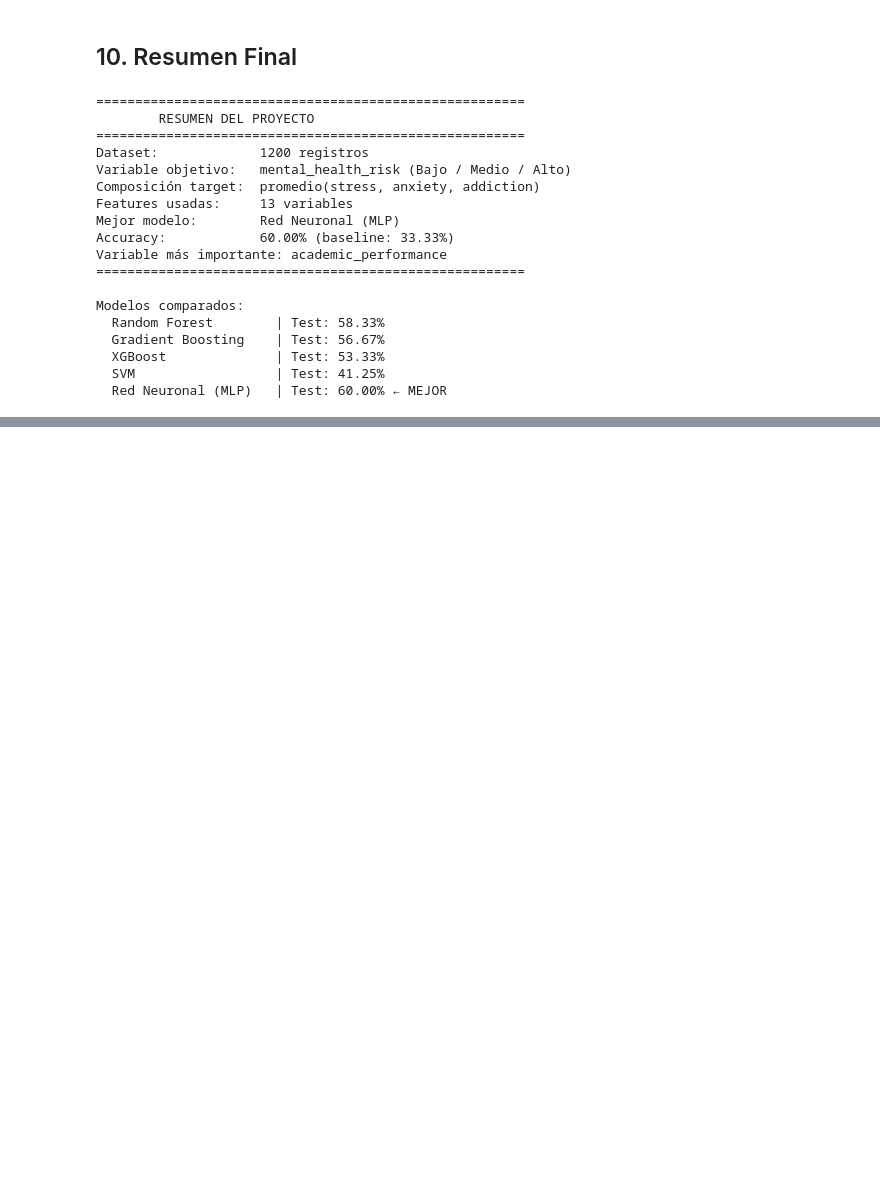
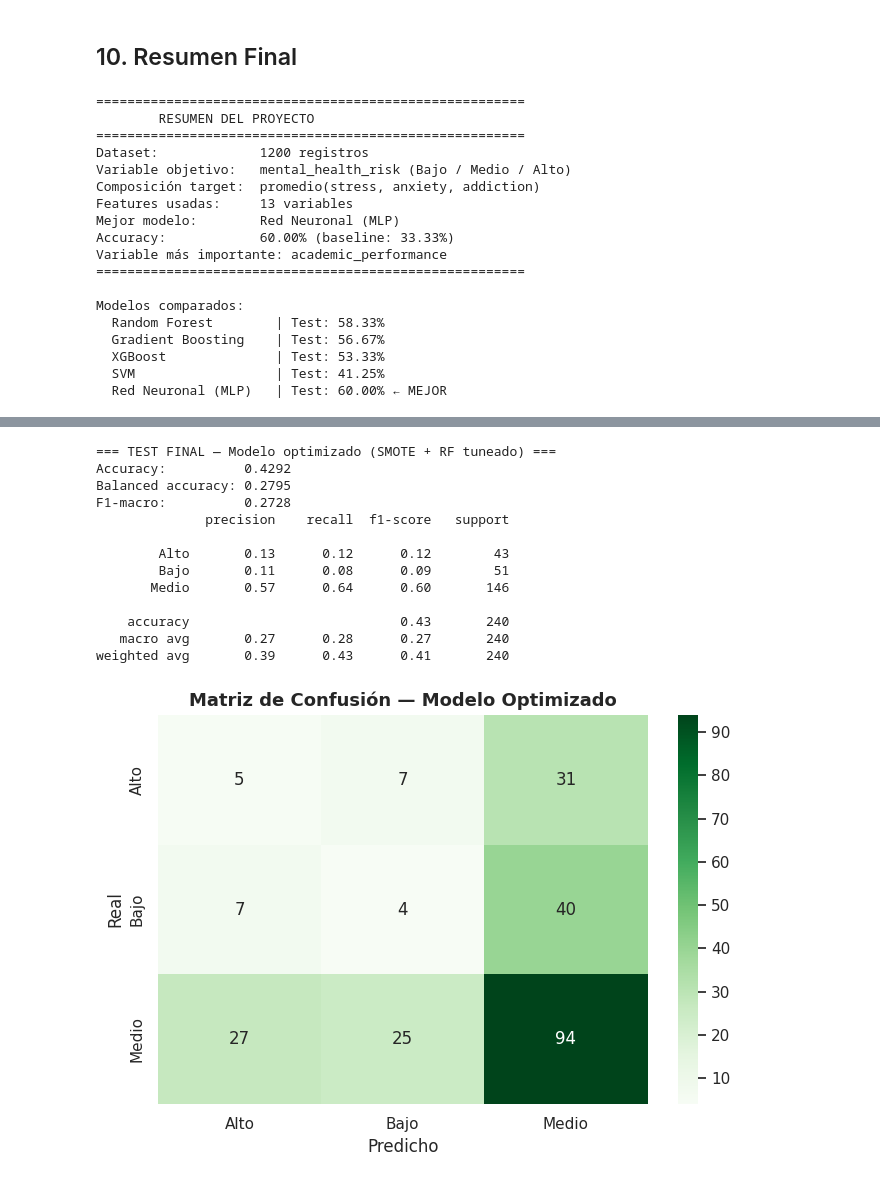
Before and after one commit to kevinArgueta96/proyect-manejo-datos-galileo, a Jupyter notebook: salud_mental_adolescentes.ipynb, the cells around one changed output, grey strips where cells are left out. Drawn from its saved outputs; the diff is of its cells as text; code cells hidden in the pictures; blank space fills up the shorter version.

```diff
--- a/salud_mental_adolescentes.ipynb
+++ b/salud_mental_adolescentes.ipynb
@@ -532,0 +560,11 @@ Modelos comparados:
+# %%
+# --- Split estratificado en 3 conjuntos: train 60% / val 20% / test 20% ---
+# El set de VALIDACIÓN sirve para tunear hiperparámetros SIN tocar el test final.
+X_trv, X_test2, y_trv, y_test2 = train_test_split(
+    X, y, test_size=0.20, random_state=42, stratify=y)
+X_tr, X_val, y_tr, y_val = train_test_split(
+    X_trv, y_trv, test_size=0.25, random_state=42, stratify=y_trv)  # 0.25*0.8 = 0.20
+
+print(f'Train: {len(X_tr)} | Val: {len(X_val)} | Test: {len(X_test2)}')
+print('Distribución train (0=Alto,1=Bajo,2=Medio):')
+print(pd.Series(y_tr).value_counts().sort_index())
@@ -532,0 +639,38 @@ Modelos comparados:
+# %%
+# --- Fine-tuning final: reentrenar con los mejores hiperparámetros sobre
+#     train+val y evaluar UNA sola vez en el test intocado ---
+modelo_final = search.best_estimator_
+modelo_final.fit(X_trv, y_trv)
+test_pred = modelo_final.predict(X_test2)
+
+clases = ['Alto', 'Bajo', 'Medio']  # orden de LabelEncoder (alfabético)
+print('=== TEST FINAL — Modelo optimizado (SMOTE + RF tuneado) ===')
+print(f'Accuracy:          {accuracy_score(y_test2, test_pred):.4f}')
+print(f'Balanced accuracy: {balanced_accuracy_score(y_test2, test_pred):.4f}')
+print(f'F1-macro:          {f1_score(y_test2, test_pred, average="macro"):.4f}')
+print(classification_report(y_test2, test_pred, target_names=clases))
+
+cm = confusion_matrix(y_test2, test_pred)
+plt.figure(figsize=(7, 5))
+sns.heatmap(cm, annot=True, fmt='d', cmap='Greens',
+            xticklabels=clases, yticklabels=clases)
+plt.title('Matriz de Confusión — Modelo Optimizado', fontsize=13, fontweight='bold')
+plt.ylabel('Real'); plt.xlabel('Predicho')
+plt.tight_layout()
+plt.savefig('grafica_confusion_optimizado.png', dpi=150, bbox_inches='tight')
+plt.show()
+# %% [output]
+=== TEST FINAL — Modelo optimizado (SMOTE + RF tuneado) ===
+Accuracy:          0.4292
+Balanced accuracy: 0.2795
+F1-macro:          0.2728
+              precision    recall  f1-score   support
+
+        Alto       0.13      0.12      0.12        43
+        Bajo       0.11      0.08      0.09        51
+       Medio       0.57      0.64      0.60       146
+
+    accuracy                           0.43       240
+   macro avg       0.27      0.28      0.27       240
+weighted avg       0.39      0.43      0.41       240
+[figure, added]
```
Also changed, not shown: parts of 22 cells of this notebook, 19 other files.
